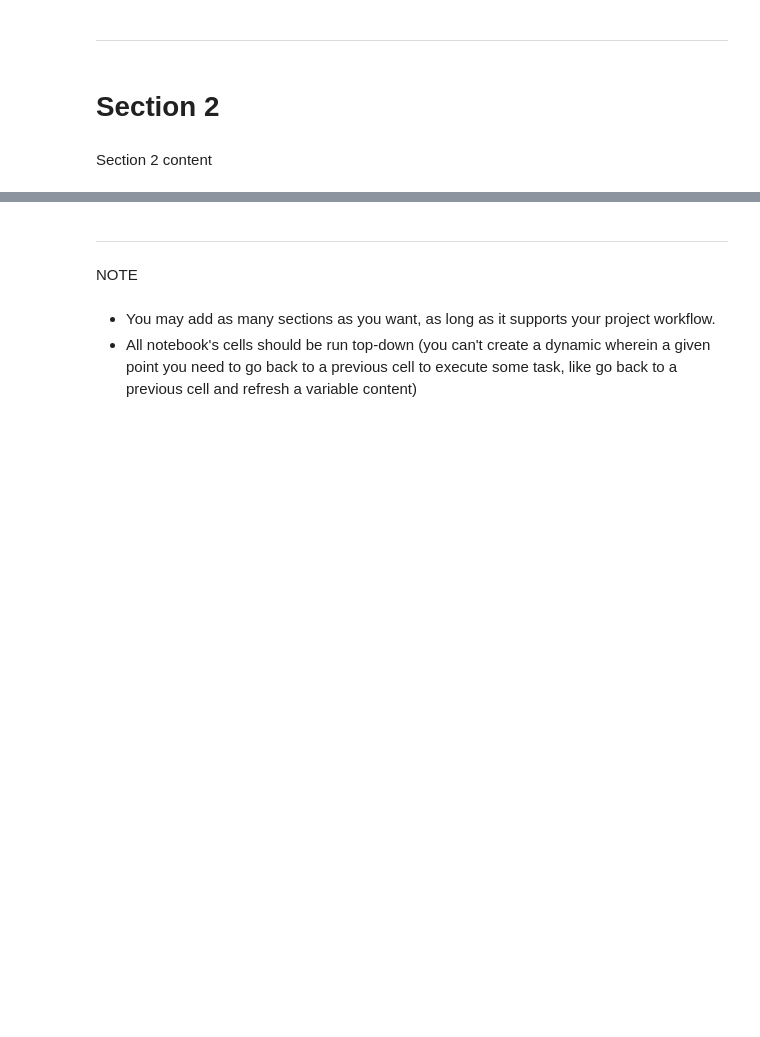
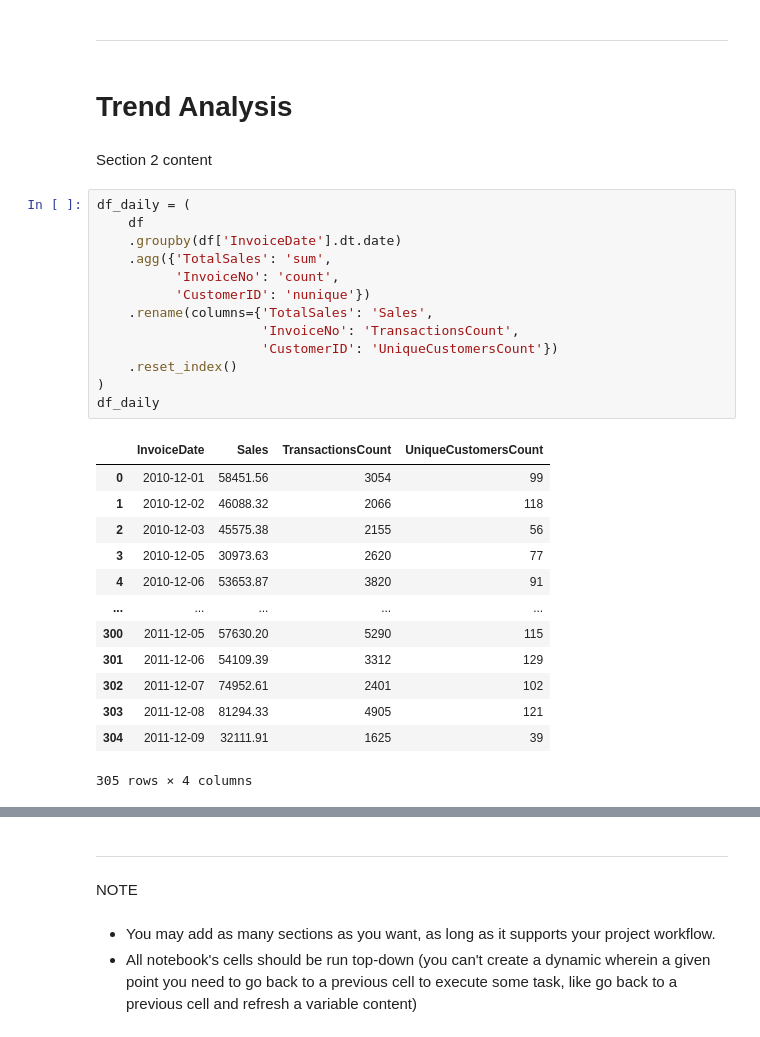
Before and after one commit to Ninestein666/online-retail-transactions-analysis, a Jupyter notebook: jupyter_notebooks/DataVisualisation.ipynb, the cells around one changed output, grey strips where cells are left out. Drawn from its saved outputs; the diff is of its cells as text; blank space fills up the shorter version.

```diff
--- a/jupyter_notebooks/DataVisualisation.ipynb
+++ b/jupyter_notebooks/DataVisualisation.ipynb
@@ -48,6 +180,33 @@ Section 1 content
 # %% [markdown]
 ---
-# %% [markdown]
-# Section 2
+# %% [markdown]
+# Trend Analysis
 # %% [markdown]
 Section 2 content
+# %%
+df_daily = (
+    df
+    .groupby(df['InvoiceDate'].dt.date)
+    .agg({'TotalSales': 'sum',
+          'InvoiceNo': 'count',
+          'CustomerID': 'nunique'})
+    .rename(columns={'TotalSales': 'Sales',
+                     'InvoiceNo': 'TransactionsCount',
+                     'CustomerID': 'UniqueCustomersCount'})
+    .reset_index()
+)
+df_daily
+# %% [output]
+|  | InvoiceDate | Sales | TransactionsCount | UniqueCustomersCount |
+| 0 | 2010-12-01 | 58451.56 | 3054 | 99 |
+| 1 | 2010-12-02 | 46088.32 | 2066 | 118 |
+| 2 | 2010-12-03 | 45575.38 | 2155 | 56 |
+| 3 | 2010-12-05 | 30973.63 | 2620 | 77 |
+| 4 | 2010-12-06 | 53653.87 | 3820 | 91 |
+| ... | ... | ... | ... | ... |
+| 300 | 2011-12-05 | 57630.20 | 5290 | 115 |
+| 301 | 2011-12-06 | 54109.39 | 3312 | 129 |
+| 302 | 2011-12-07 | 74952.61 | 2401 | 102 |
+| 303 | 2011-12-08 | 81294.33 | 4905 | 121 |
+| 304 | 2011-12-09 | 32111.91 | 1625 | 39 |
+305 rows × 4 columns
```
Also changed, not shown: parts of 26 cells of this notebook, 1 other file.
